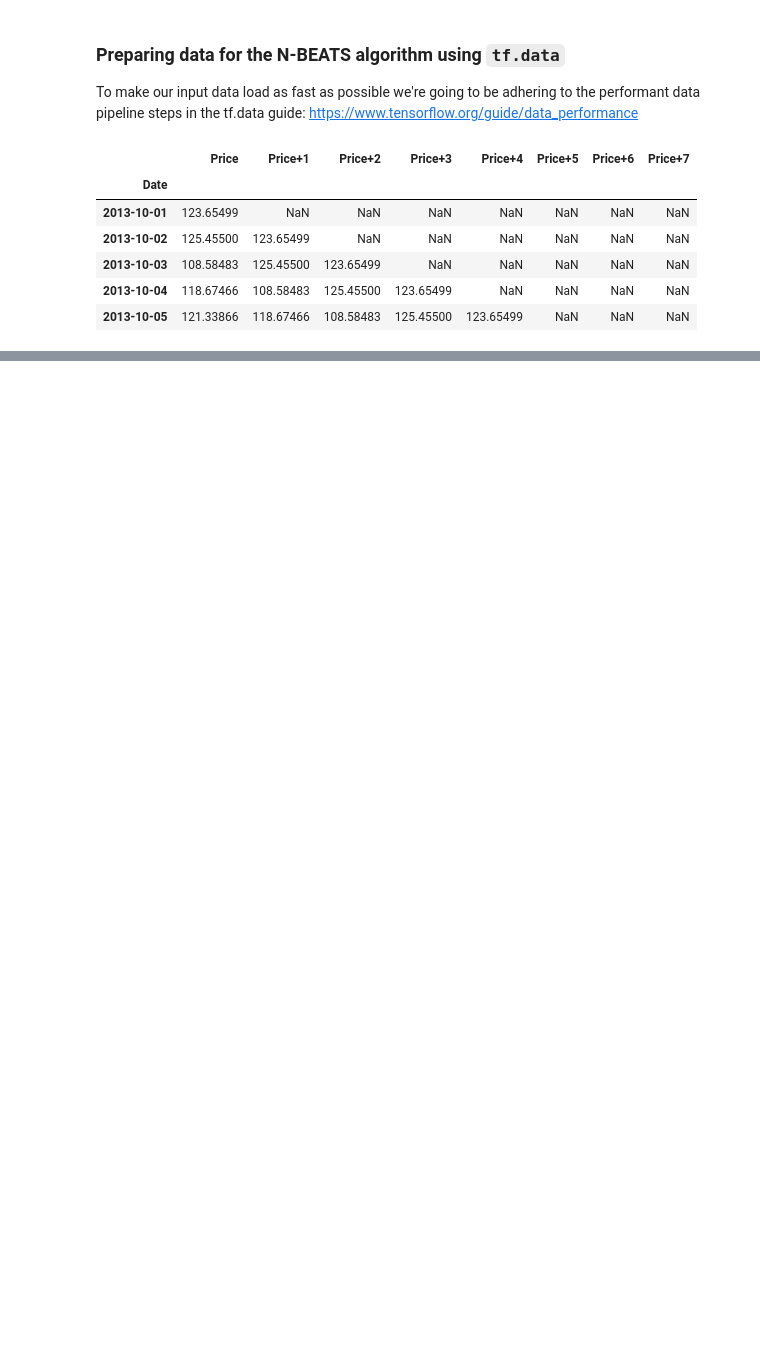
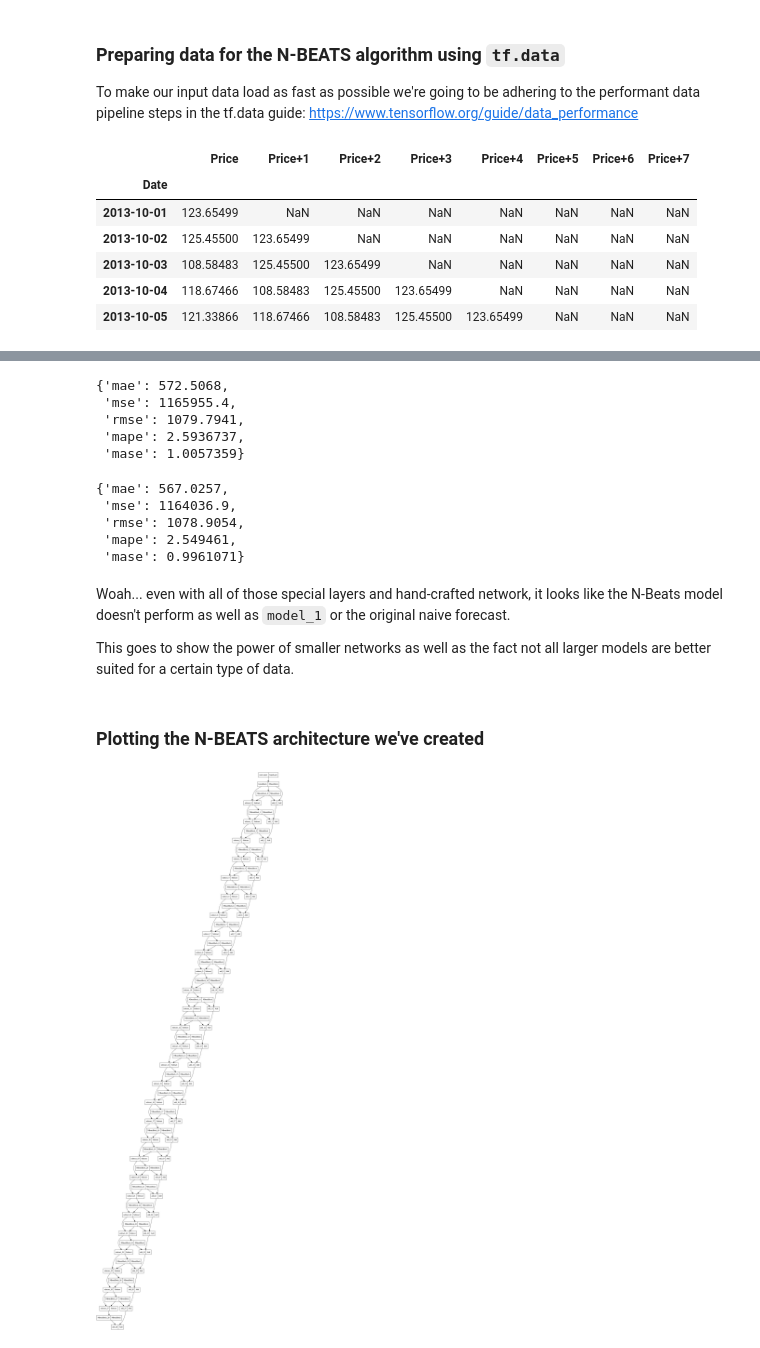
Before and after one commit to redrum88/tensorflow, a Jupyter notebook: 10_time_series_forecasting_with_tensorflow_video.ipynb, the cells around one changed output, grey strips where cells are left out. Cells and saved outputs as stored; diff of their text form; code cells hidden in the pictures; blank space fills up the shorter version.

```diff
--- a/10_time_series_forecasting_with_tensorflow_video.ipynb
+++ b/10_time_series_forecasting_with_tensorflow_video.ipynb
@@ -1675,3 +1655,7 @@ test_dataset = tf.data.Dataset.zip((test_features_dataset, test_labels_dataset))
 
 # Batch and prefetch
 BATCH_SIZE = 1024
+train_dataset = train_dataset.batch(BATCH_SIZE).prefetch(tf.data.AUTOTUNE)
+test_dataset = test_dataset.batch(BATCH_SIZE).prefetch(tf.data.AUTOTUNE)
+
+train_dataset, test_dataset
@@ -1677,0 +1669,12 @@ BATCH_SIZE = 1024
+# %%
+# Values from N-BEATS paper
+N_EPOCHS = 5000
+N_NEURONS = 512
+N_LAYERS = 4
+N_STACKS = 30
+
+INPUT_SIZE = WINDOW_SIZE * HORIZON
+BATCH_SIZE = 1024
+THETA_SIZE = INPUT_SIZE + HORIZON
+
+INPUT_SIZE, THETA_SIZE
@@ -1677,0 +1693,6 @@ BATCH_SIZE = 1024
+# %%
+# Make tensors
+tensor_1 = tf.range(10) + 10
+tensor_2 = tf.range(10)
+subtracted = layers.subtract([tensor_1, tensor_2])
+added = layers.add([tensor_1, tensor_2])
@@ -1677,0 +1801,30 @@ BATCH_SIZE = 1024
+# %%
+# Evaluate NBEATS model preds
+model_7_results = evaluate_preds(y_test, model_7_preds)
+model_7_results
+# %% [output]
+{'mae': 572.5068,
+ 'mse': 1165955.4,
+ 'rmse': 1079.7941,
+ 'mape': 2.5936737,
+ 'mase': 1.0057359}
+# %%
+model_1_results
+# %% [output]
+{'mae': 567.0257,
+ 'mse': 1164036.9,
+ 'rmse': 1078.9054,
+ 'mape': 2.549461,
+ 'mase': 0.9961071}
+# %% [markdown]
+Woah... even with all of those special layers and hand-crafted network, it looks like the N-Beats model doesn't perform as well as `model_1` or the original naive forecast.
+
+This goes to show the power of smaller networks as well as the fact not all larger models are better suited for a certain type of data.
+# %% [markdown]
+### Plotting the N-BEATS architecture we've created
+# %%
+# Plot the N-BEATS model and inspect the architecture
+from tensorflow.keras.utils import plot_model
+plot_model(model_7)
+# %% [output]
+[figure, added]
```
Also changed, not shown: parts of 54 cells of this notebook.
